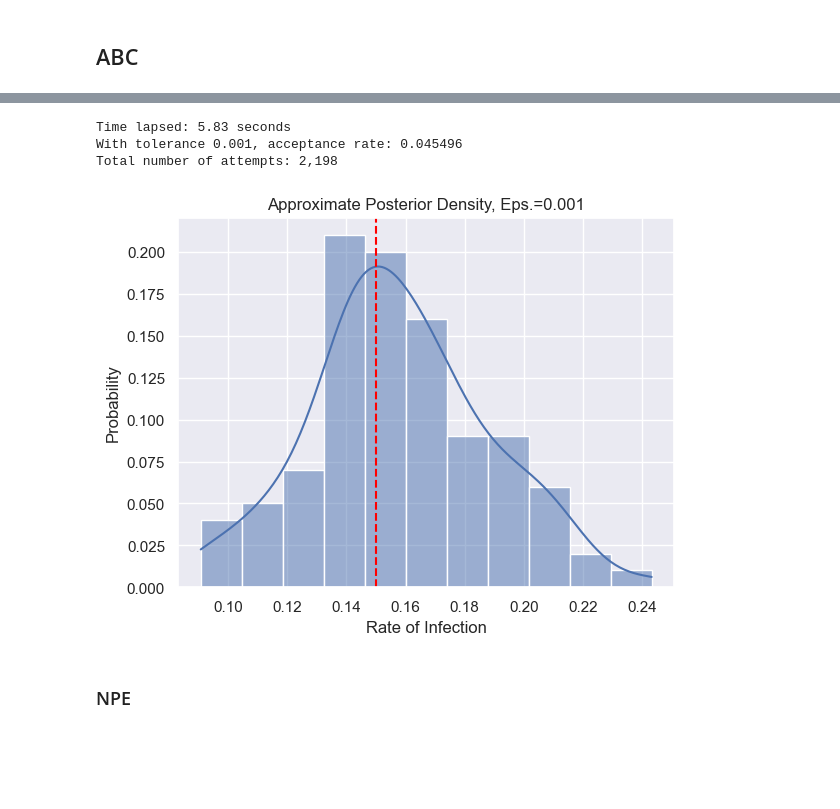
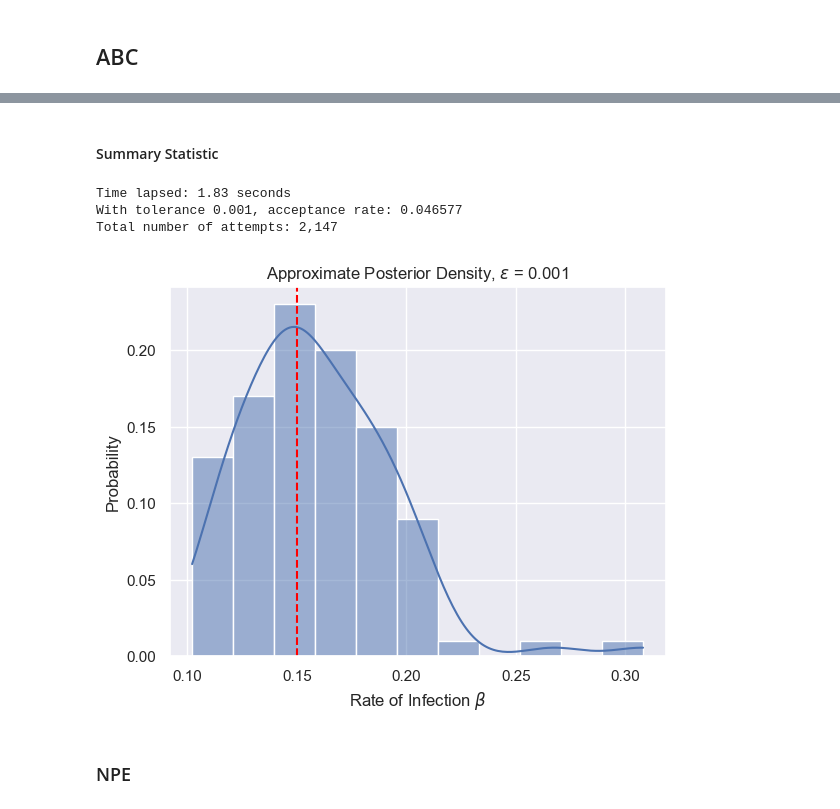
Before and after one commit to epibayes/np-epid, a Jupyter notebook: notebooks/si_simulation.ipynb, the cells around one changed output, grey strips where cells are left out. Saved outputs shown, nothing was run; the diff lists cells and outputs as text; code cells hidden in the pictures; blank space fills up the shorter version.

```diff
--- a/notebooks/si_simulation.ipynb
+++ b/notebooks/si_simulation.ipynb
@@ -20,10 +20,9 @@ N = 100
 T = 52
 K = 30
 # %%
-si_model = SIModel(alpha, gamma, beta_true,
-                   prior_mu, prior_sigma, n_zones,
+si_model = SIModel(alpha, gamma, beta_true, n_zones,
+                   prior_mu, prior_sigma,
                    N, T, summarize=False)
-
 x_o_raw = si_model.get_observed_data(29)
 I_o = np.array(x_o_raw)[0]
 S_o  = 1 - I_o
@@ -33,6 +32,6 @@ plt.legend(loc="upper right")
 plt.xlabel("Timesteps")
 plt.ylabel("Proportion")
 plt.ylim(0, 1.1)
-plt.title("Susceptible-Infected Simulation")
+plt.title("Susceptible-Infected Simulation: No Migration")
 plt.show()
 # %% [output]
@@ -40,14 +39,13 @@ plt.show()
 # %%
 # visualize prior
-prior_mu = -3
-prior_sigma = 1
 np.random.seed(10)
 x = np.arange(0, 0.5, 0.005)
 ax = sns.lineplot(x=x, y=lognorm.pdf(x, scale=np.exp(prior_mu), s=prior_sigma))
-ax.set_xlabel("Rate of Infection")
+ax.set_xlabel(r"Rate of Infection $\beta$")
 ax.set_title(f"Prior Density")
 prior_mean = np.exp(prior_mu + prior_sigma**2/2)
-plt.axvline(prior_mean, color="k")
-plt.axvline(beta_true, color="red", linestyle="--")
+plt.axvline(prior_mean, color="k", label="Prior Mean")
+plt.axvline(beta_true, color="red", linestyle="--", label=r"True $\beta$")
+plt.legend()
 plt.show()
 # %% [output]
@@ -74,23 +72,24 @@ prior_predictive = np.empty((K, T))
 
 for i in range(K):
     si_model = SIModel(alpha, gamma, prior_sample[i],
-                   prior_mu, prior_sigma, n_zones,
+                   n_zones, prior_mu, prior_sigma,
                    N, T, summarize=False)
     x_rep = si_model.get_observed_data(i)
     prior_predictive[i] =  np.array(x_rep)[0]
 prp_mean = prior_predictive.mean(0)
 
-labels = ["Prior Predictive"] + [None for _ in range(K-1)]
+labels = ["Prior Pred. Draw"] + [None for _ in range(K-1)]
 I_o = np.array(x_o_raw)[0]
 S_o  = 1 - I_o
 plt.plot(I_o, label="Observed", color="k")
 plt.plot(prior_predictive.T,
          label=labels, color="b",
          alpha=0.2)
-plt.plot(prp_mean, label="Prior. Pred. Mean", linestyle="--",
+plt.plot(prp_mean, label="Prior Pred. Mean", linestyle="--",
          color="orange")
 plt.legend()
-plt.suptitle("Proportion Infected over Time", fontsize=16)
-plt.title("Prior Predictive Check (30 Samples)")
+plt.title("Prior Predictive Check of Infection Rate")
+plt.ylabel("Proportion Infected")
+plt.xlabel("Timesteps")
 plt.show()
 # %% [output]
@@ -107,19 +128,33 @@ x_o = si_model.get_observed_data(29)
+# %% [markdown]
+#### Summary Statistic
 # %%
+summarize = True
+si_model = SIModel(alpha, gamma, beta_true,
+                   n_zones, prior_mu, prior_sigma,
+                   N, T, summarize)
+prior_sampler = lambda: si_model.sample_logbeta(1)
+simulator = lambda theta, seed: si_model.SI_simulator(theta, seed)
+x_o = si_model.get_observed_data(29)
+if not summarize:
+    x_o = x_o.transpose(0, 1)
+
 S = 100
 epsilon = 0.001
 posterior_sample, errors = abc_rejection_sampler(
     S, epsilon, prior_sampler, simulator, x_o,
+    max_attempts=20000, summarize=summarize
     )
 ax = sns.histplot(np.exp(posterior_sample), stat="probability", kde=True)
-ax.set_xlabel("Rate of Infection")
-ax.set_title(f"Approximate Posterior Density, Eps.={epsilon}")
+ax.set_xlabel(r"Rate of Infection $\beta$")
+ax.set_title(rf"Approximate Posterior Density, $\epsilon$ = {epsilon}")
 plt.axvline(beta_true, color="red", linestyle="--")
+ax.get_legend().remove()
 plt.show()
 # %% [output]
-Time lapsed: 5.83 seconds
-With tolerance 0.001, acceptance rate: 0.045496
-Total number of attempts: 2,198
+Time lapsed: 1.83 seconds
+With tolerance 0.001, acceptance rate: 0.046577
+Total number of attempts: 2,147
-[figure, old version]
+[figure, new version]
 # %% [markdown]
 ### NPE
 # %% [markdown]
```
Also changed, not shown: parts of 17 cells of this notebook, 7 other files.
